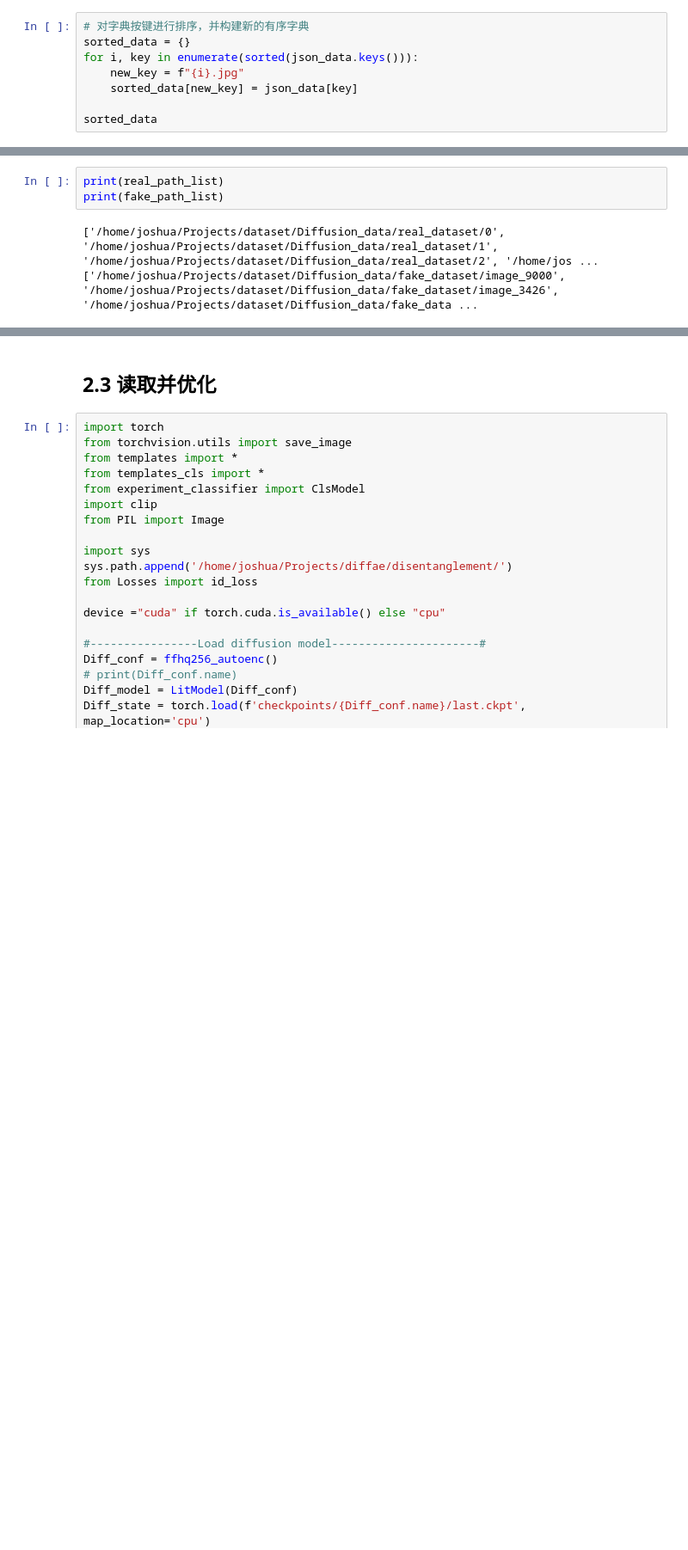
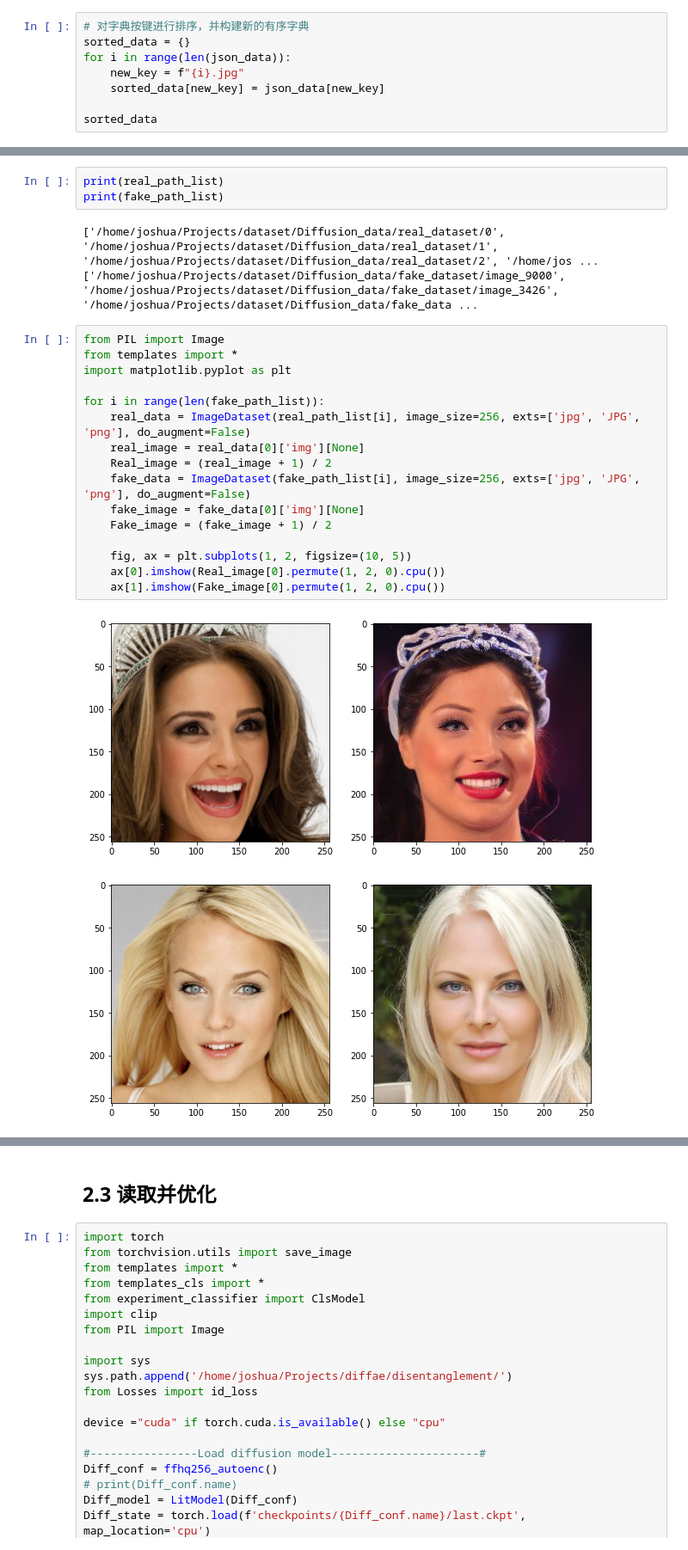
Before and after one commit to Hanyu-Xue/Priv_Diff_Autoencoder, a Jupyter notebook: run_anonymization.ipynb, the cells around one changed output, grey strips where cells are left out. Shown at 86% size. Cells and saved outputs as stored; diff of their text form; blank space fills up the shorter version.

```diff
--- a/run_anonymization.ipynb
+++ b/run_anonymization.ipynb
@@ -75,9 +81,9 @@ print('待操作文件数:',len(json_data))
 # %%
 # 对字典按键进行排序，并构建新的有序字典
 sorted_data = {}
-for i, key in enumerate(sorted(json_data.keys())):
+for i in range(len(json_data)):
     new_key = f"{i}.jpg"
-    sorted_data[new_key] = json_data[key]
+    sorted_data[new_key] = json_data[new_key]
 
 sorted_data
 # %% [output]
@@ -136,3 +142,22 @@ print(fake_path_list)
 # %% [output]
 ['/home/joshua/Projects/dataset/Diffusion_data/real_dataset/0', '/home/joshua/Projects/dataset/Diffusion_data/real_dataset/1', '/home/joshua/Projects/dataset/Diffusion_data/real_dataset/2', '/home/jos ...
 ['/home/joshua/Projects/dataset/Diffusion_data/fake_dataset/image_9000', '/home/joshua/Projects/dataset/Diffusion_data/fake_dataset/image_3426', '/home/joshua/Projects/dataset/Diffusion_data/fake_data ...
+# %%
+from PIL import Image
+from templates import *
+import matplotlib.pyplot as plt
+
+for i in range(len(fake_path_list)):
+    real_data = ImageDataset(real_path_list[i], image_size=256, exts=['jpg', 'JPG', 'png'], do_augment=False)
+    real_image = real_data[0]['img'][None]
+    Real_image = (real_image + 1) / 2
+    fake_data = ImageDataset(fake_path_list[i], image_size=256, exts=['jpg', 'JPG', 'png'], do_augment=False)
+    fake_image = fake_data[0]['img'][None]
+    Fake_image = (fake_image + 1) / 2
+
+    fig, ax = plt.subplots(1, 2, figsize=(10, 5))
+    ax[0].imshow(Real_image[0].permute(1, 2, 0).cpu())
+    ax[1].imshow(Fake_image[0].permute(1, 2, 0).cpu())
+# %% [output]
+[figure, added]
+[figure, added]
```
Also changed, not shown: parts of 7 cells of this notebook.
